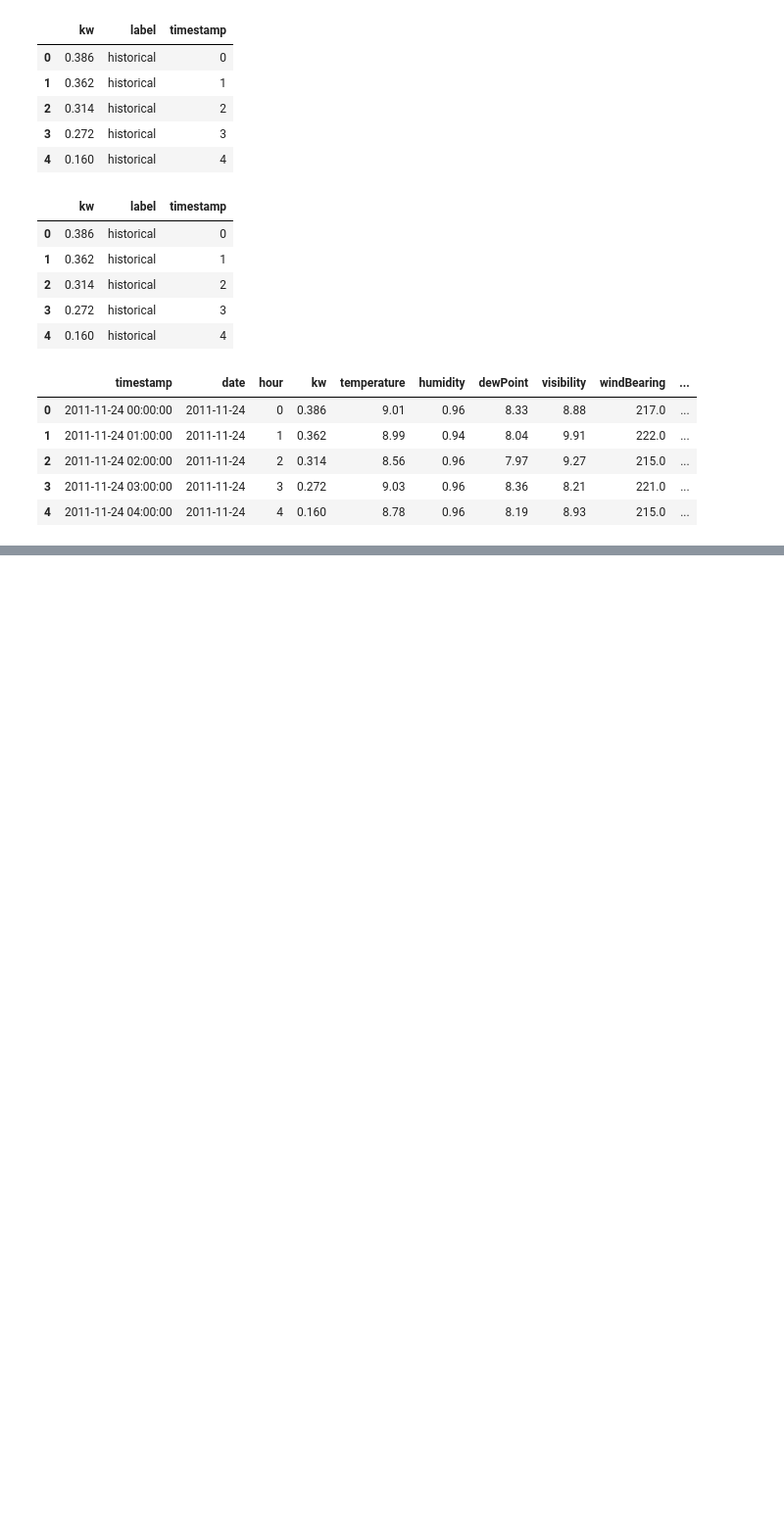
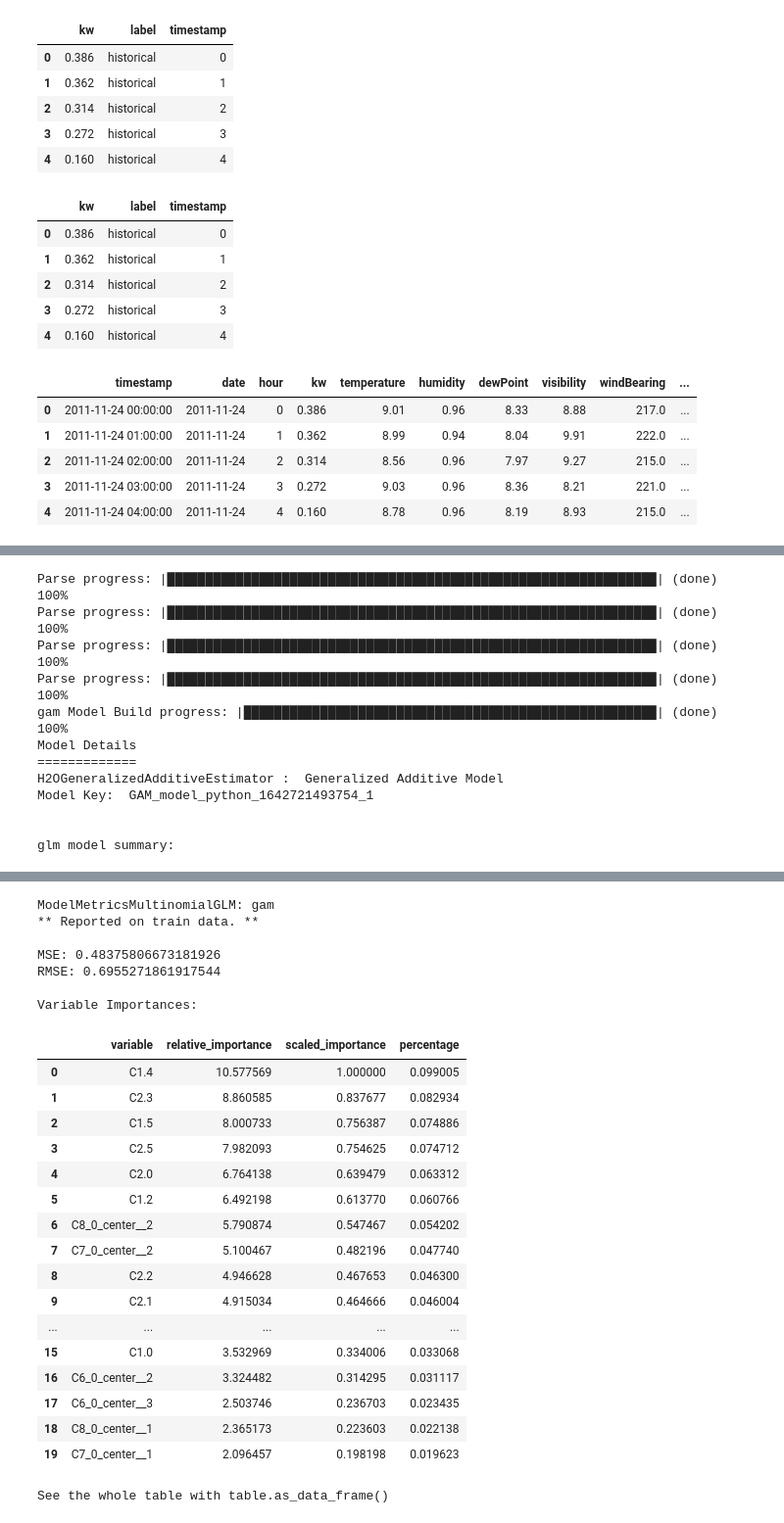
Before and after one commit to jfarland/load_forecasting_h2o, a Jupyter notebook: modeling-pipeline.ipynb, the cells around one changed output, grey strips where cells are left out. Shown at 98% size. Drawn from its saved outputs; the diff is of its cells as text; code cells hidden in the pictures; blank space fills up the shorter version.

```diff
--- a/modeling-pipeline.ipynb
+++ b/modeling-pipeline.ipynb
@@ -447,0 +512,40 @@ train_agg.head()
+# %%
+# train benchmark model
+import h2o
+from h2o.estimators.gam import H2OGeneralizedAdditiveEstimator
+h2o.init()
+
+# create frame knots
+knots1 = [-1.99905699, -0.98143075, 0.02599159, 1.00770987, 1.99942290]
+frameKnots1 = h2o.H2OFrame(python_obj=knots1)
+knots2 = [-1.999821861, -1.005257990, -0.006716042, 1.002197392, 1.999073589]
+frameKnots2 = h2o.H2OFrame(python_obj=knots2)
+knots3 = [-1.999675688, -0.979893796, 0.007573327,1.011437347, 1.999611676]
+frameKnots3 = h2o.H2OFrame(python_obj=knots3)
+
+# import the dataset
+h2o_data = h2o.import_file("https://s3.amazonaws.com/h2o-public-test-data/smalldata/glm_test/multinomial_10_classes_10_cols_10000_Rows_train.csv")
+
+# convert the C1, C2, and C11 columns to factors
+h2o_data["C1"] = h2o_data["C1"].asfactor()
+h2o_data["C2"] = h2o_data["C2"].asfactor()
+h2o_data["C11"] = h2o_data["C11"].asfactor()
+
+# split into train and validation sets
+train, test = h2o_data.split_frame(ratios = [.8])
+
+# set the predictor and response columns
+y = "C11"
+x = ["C1","C2"]
+
+# specify the knots array
+numKnots = [5,5,5]
+
+# build the GAM model
+h2o_model = H2OGeneralizedAdditiveEstimator(family='multinomial',
+                                            gam_columns=["C6","C7","C8"],
+                                            scale=[1,1,1],
+                                            num_knots=numKnots,
+                                            knot_ids=[frameKnots1.key, frameKnots2.key, frameKnots3.key])
+h2o_model.train(x=x, y=y, training_frame=train)
+# %% [output]
@@ -447,0 +570,12 @@ train_agg.head()
+Parse progress: |████████████████████████████████████████████████████████████████| (done) 100%
+Parse progress: |████████████████████████████████████████████████████████████████| (done) 100%
+Parse progress: |████████████████████████████████████████████████████████████████| (done) 100%
+Parse progress: |████████████████████████████████████████████████████████████████| (done) 100%
+gam Model Build progress: |██████████████████████████████████████████████████████| (done) 100%
+Model Details
+=============
+H2OGeneralizedAdditiveEstimator :  Generalized Additive Model
+Model Key:  GAM_model_python_1642721493754_1
+
+
+glm model summary:
@@ -447,0 +584,25 @@ train_agg.head()
+ModelMetricsMultinomialGLM: gam
+** Reported on train data. **
+
+MSE: 0.48375806673181926
+RMSE: 0.6955271861917544
+
+Variable Importances:
+|  | variable | relative_importance | scaled_importance | percentage |
+| 0 | C1.4 | 10.577569 | 1.000000 | 0.099005 |
+| 1 | C2.3 | 8.860585 | 0.837677 | 0.082934 |
+| 2 | C1.5 | 8.000733 | 0.756387 | 0.074886 |
+| 3 | C2.5 | 7.982093 | 0.754625 | 0.074712 |
+| 4 | C2.0 | 6.764138 | 0.639479 | 0.063312 |
+| 5 | C1.2 | 6.492198 | 0.613770 | 0.060766 |
+| 6 | C8_0_center__2 | 5.790874 | 0.547467 | 0.054202 |
+| 7 | C7_0_center__2 | 5.100467 | 0.482196 | 0.047740 |
+| 8 | C2.2 | 4.946628 | 0.467653 | 0.046300 |
+| 9 | C2.1 | 4.915034 | 0.464666 | 0.046004 |
+| ... | ... | ... | ... | ... |
+| 15 | C1.0 | 3.532969 | 0.334006 | 0.033068 |
+| 16 | C6_0_center__2 | 3.324482 | 0.314295 | 0.031117 |
+| 17 | C6_0_center__3 | 2.503746 | 0.236703 | 0.023435 |
+| 18 | C8_0_center__1 | 2.365173 | 0.223603 | 0.022138 |
+| 19 | C7_0_center__1 | 2.096457 | 0.198198 | 0.019623 |
+See the whole table with table.as_data_frame()
```
Also changed, not shown: parts of 22 cells of this notebook, 5 other files.
